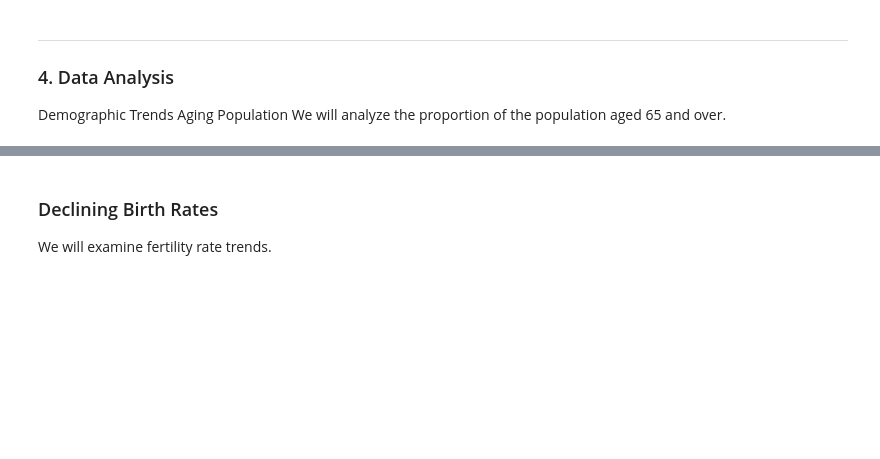
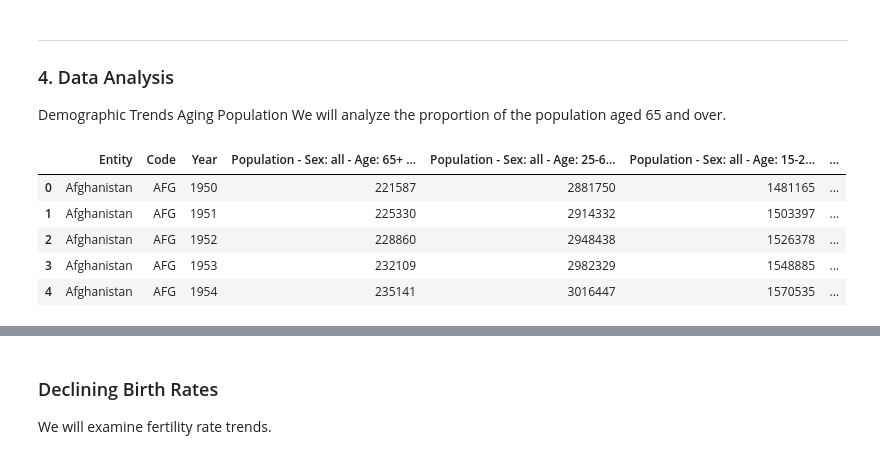
Before and after one commit to DJ-Greenwood/Population-decline, a Jupyter notebook: Demographic_Shift_on_Global_Economy_and_Fiscal_Stability.ipynb, the cells around one changed output, grey strips where cells are left out. Drawn from its saved outputs; the diff is of its cells as text; code cells hidden in the pictures; blank space fills up the shorter version.

```diff
--- a/Demographic_Shift_on_Global_Economy_and_Fiscal_Stability.ipynb
+++ b/Demographic_Shift_on_Global_Economy_and_Fiscal_Stability.ipynb
@@ -116,3 +116,14 @@ healthcare_data_processed = preprocess_data(healthcare_data, 'Healthcare Expendi
 Demographic Trends
 Aging Population
 We will analyze the proportion of the population aged 65 and over.
+# %%
+# Load population by age group data (assuming it's stored locally)
+population_age_data = pd.read_csv('OWD/population-by-age-group.csv')
+population_age_data.head()
+# %% [output]
+|  | Entity | Code | Year | Population - Sex: all - Age: 65+ ... | Population - Sex: all - Age: 25-6... | Population - Sex: all - Age: 15-2... | ... |
+| 0 | Afghanistan | AFG | 1950 | 221587 | 2881750 | 1481165 | ... |
+| 1 | Afghanistan | AFG | 1951 | 225330 | 2914332 | 1503397 | ... |
+| 2 | Afghanistan | AFG | 1952 | 228860 | 2948438 | 1526378 | ... |
+| 3 | Afghanistan | AFG | 1953 | 232109 | 2982329 | 1548885 | ... |
+| 4 | Afghanistan | AFG | 1954 | 235141 | 3016447 | 1570535 | ... |
```
Also changed, not shown: parts of 14 cells of this notebook, 4 other files.
